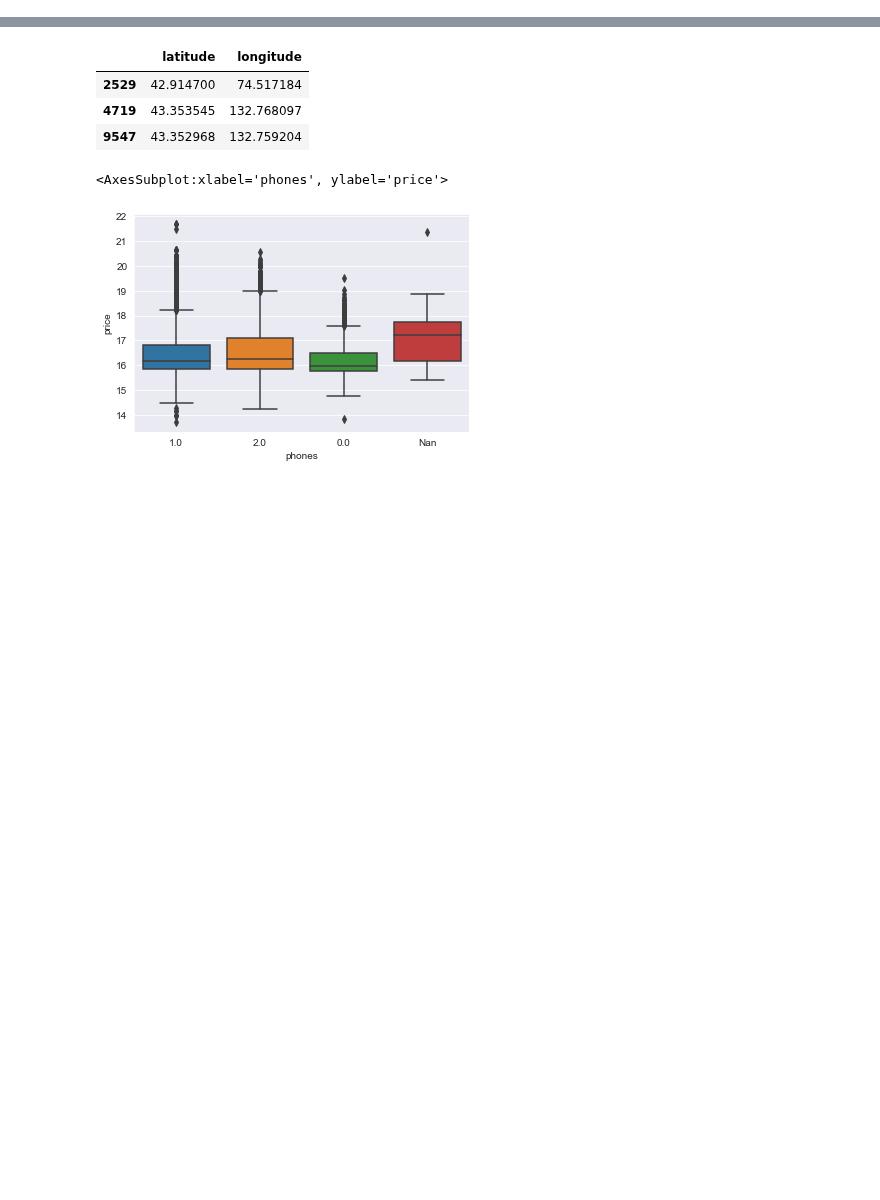
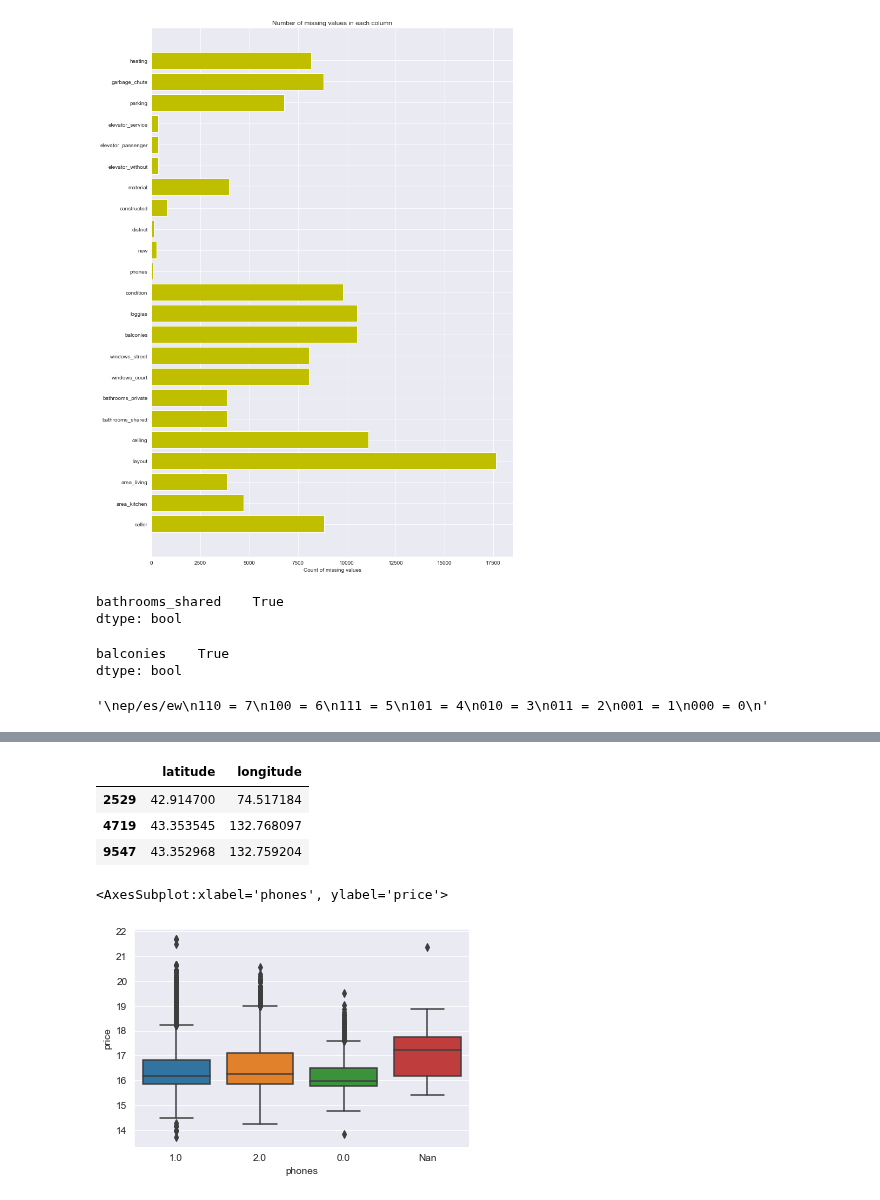
Before and after one commit to jimoskar/ml, a Jupyter notebook: project/jim_EDA.ipynb, the cells around one changed output, grey strips where cells are left out. Saved outputs shown, nothing was run; the diff lists cells and outputs as text; code cells hidden in the pictures; blank space fills up the shorter version.

```diff
--- a/project/jim_EDA.ipynb
+++ b/project/jim_EDA.ipynb
@@ -19,0 +55,64 @@ data_test = pd.merge(apartments_test, buildings_test.set_index('id'), how='left'
+# %%
+missing_df = data.isnull().sum(axis=0).reset_index()
+missing_df.columns = ['column_name', 'missing_count']
+missing_df = missing_df.loc[missing_df['missing_count']>0]
+ind = np.arange(missing_df.shape[0])
+width = 0.9
+fig, ax = plt.subplots(figsize=(12,18))
+rects = ax.barh(ind, missing_df.missing_count.values, color='y')
+ax.set_yticks(ind)
+ax.set_yticklabels(missing_df.column_name.values, rotation='horizontal')
+ax.set_xlabel("Count of missing values")
+ax.set_title("Number of missing values in each column")
+plt.show()
+# %% [output]
+[figure, added]
+# %%
+# Data is missing in groups
+data.loc[data['bathrooms_private'].isna(), ['bathrooms_shared']].isna().all()
+# %% [output]
+bathrooms_shared    True
+dtype: bool
+# %%
+data.loc[data['loggias'].isna(), ['balconies']].isna().all()
+# %% [output]
+balconies    True
+dtype: bool
+# %%
+data.loc[data['elevator_service'].isna(), ['elevator_passenger', 'elevator_without']].isna().all()
+a = np.empty(data.shape[0])
+for i in range(data.shape[0]):
+    ep = data['elevator_passenger'][i]
+    ew = data['elevator_without'][i]
+    es = data['elevator_service'][i]
+    if(pd.isna(ep)):
+        a[i]  = 0
+    elif(ep and ew and es):
+        a[i] = 5
+    elif( ep and es and (not ew)):
+        a[i] = 7
+    elif( ep and (not es) and (not ew)):
+        a[i] = 6
+    elif(ep and (not es) and ew):
+        a[i] = 4
+    elif((not ep) and es and (not ew)):
+        a[i] = 3
+    elif((not ep) and es and ew):
+        a[i] = 2
+    elif((not ep) and (not es) and ew):
+        a[i] = 1
+    else:
+        a[i] = 0
+'''
+ep/es/ew
+110 = 7
+100 = 6
+111 = 5
+101 = 4
+010 = 3
+011 = 2
+001 = 1
+000 = 0
+'''
+# %% [output]
+'\nep/es/ew\n110 = 7\n100 = 6\n111 = 5\n101 = 4\n010 = 3\n011 = 2\n001 = 1\n000 = 0\n'
```
Also changed, not shown: parts of 17 cells of this notebook, 4 other files.
